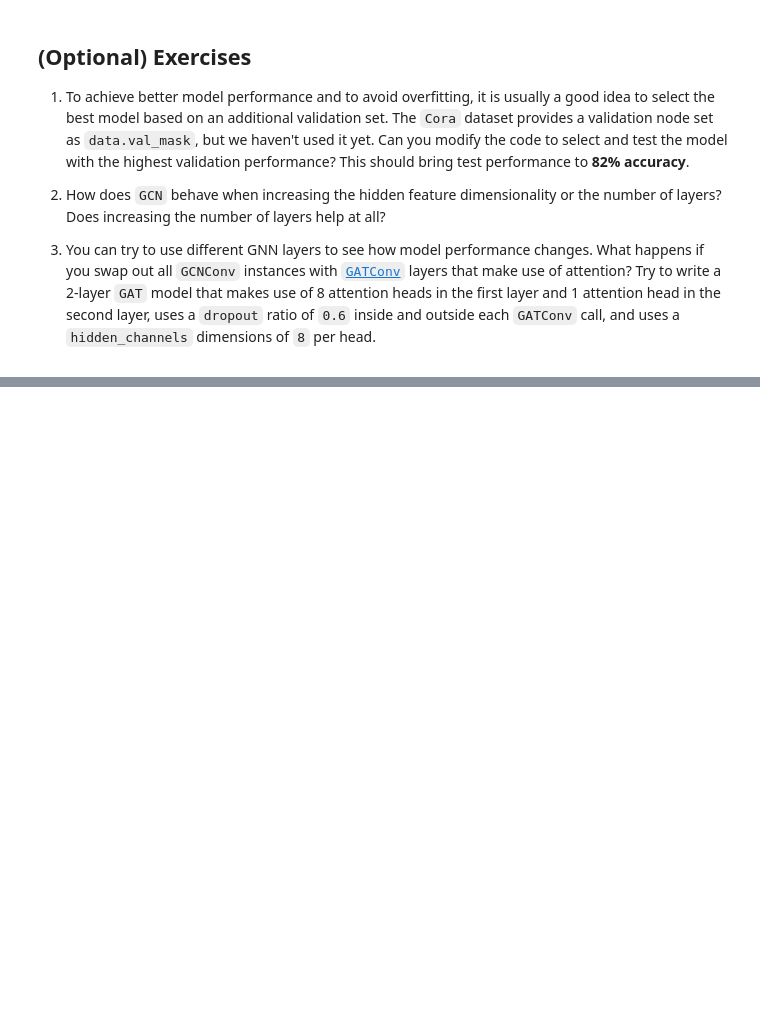
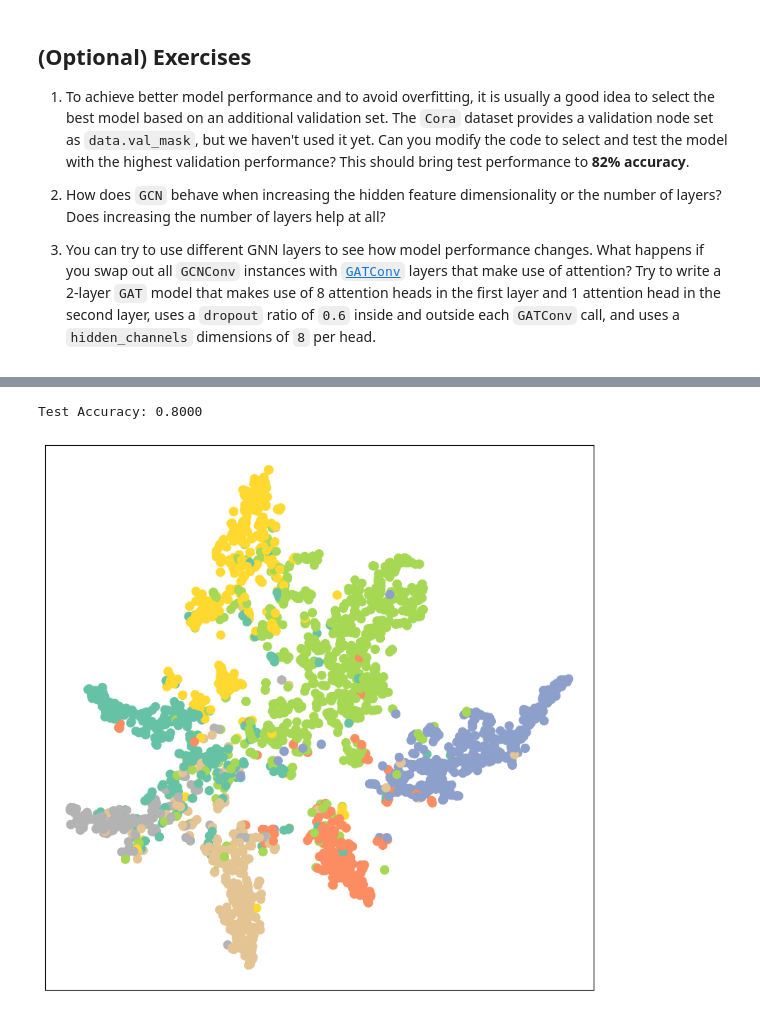
Before and after one commit to koad7/pyg_tuto, a Jupyter notebook: pyg_tuto_2_Node_Classification.ipynb, the cells around one changed output, grey strips where cells are left out. Drawn from its saved outputs; the diff is of its cells as text; code cells hidden in the pictures; blank space fills up the shorter version.

```diff
--- a/pyg_tuto_2_Node_Classification.ipynb
+++ b/pyg_tuto_2_Node_Classification.ipynb
@@ -408,0 +506,12 @@ for epoch in range(1, 201):
+# %%
+test_acc = test(data.val_mask)
+print(f'Test Accuracy: {test_acc:.4f}')
+# %% [output]
+Test Accuracy: 0.8000
+# %%
+model.eval()
+
+out = model(data.x, data.edge_index)
+visualize(out, color=data.y)
+# %% [output]
+[figure, added]
```
Also changed, not shown: parts of 6 cells of this notebook.
